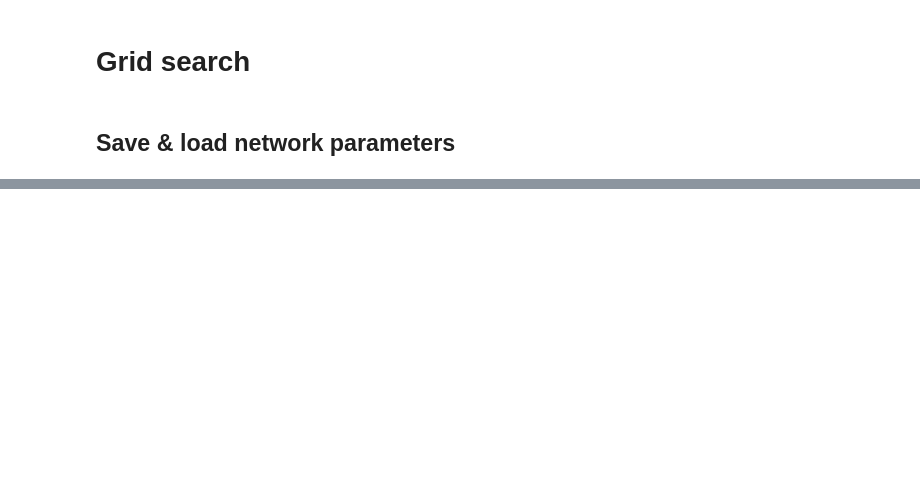
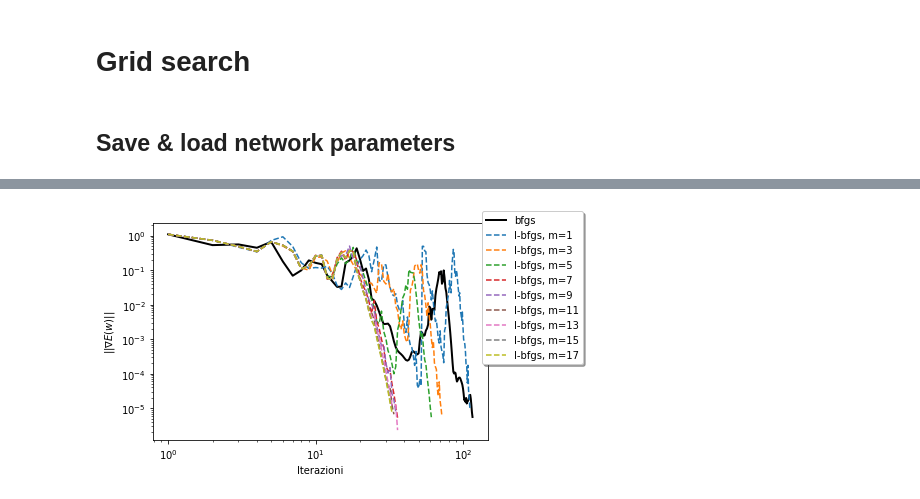
Before and after one commit to davide-serramazza/MLExam, a Jupyter notebook: src/tutorial.ipynb, the cells around one changed output, grey strips where cells are left out. Cells and saved outputs as stored; diff of their text form; code cells hidden in the pictures; blank space fills up the shorter version.

```diff
--- a/src/tutorial.ipynb
+++ b/src/tutorial.ipynb
@@ -435,0 +294,12 @@ network.get_weights_as_vector() == network_2.get_weights_as_vector()
+# %%
+architecture = [17, 5, 5, 1]
+neurons = [InputNeuron, TanHNeuron, TanHNeuron, TanHNeuron]
+loss_object = SquaredError("tangentH")
+
+c_1 = 1e-4
+c_2 = 0.7
+theta = 0.7
+lambda_ = 0
+epsilon = 1e-5
+epochs = 200
+network_to_copy = Network(architecture, neurons)
@@ -435,0 +352,17 @@ network.get_weights_as_vector() == network_2.get_weights_as_vector()
+# %%
+# BFGS train
+network = copy.deepcopy(network_to_copy)
+tic = time()
+loss_tr_bfgs, _, _, _, _, norm_gradients_bfgs, cond = network.train_BFGS(X_train, Y_train,
+                                                        X_test, Y_test,
+                                                        theta=theta,
+                                                        c_1=c_1,
+                                                        c_2=c_2,
+                                                        lossObject=loss_object,
+                                                        regularization=lambda_,
+                                                        epochs=epochs,
+                                                        epsilon=epsilon)
+toc = time()
+
+time_bfgs = toc-tic
+iters_bfgs = len(norm_gradients_bfgs)
@@ -435,0 +406,14 @@ network.get_weights_as_vector() == network_2.get_weights_as_vector()
+# %%
+plt.plot(range(iters_bfgs), norm_gradients_bfgs, label='bfgs', color='black', linewidth=2)
+for m, gnorm, iters in zip(m_values, norm_gradient_lbfgs, iters_lbfgs):
+    plt.plot(range(iters), gnorm, '--', label='l-bfgs, m='+str(m))
+
+plt.legend(loc='right', bbox_to_anchor=(1.3, 0.7),
+          ncol=1, fancybox=True, shadow=True)
+plt.xscale('log')
+plt.yscale('log')
+plt.xlabel('Iterazioni')
+plt.ylabel(r'$||\nabla E(w)||$')
+plt.show()
+# %% [output]
+[figure, added]
```
Also changed, not shown: parts of 36 cells of this notebook, 3 other files.
